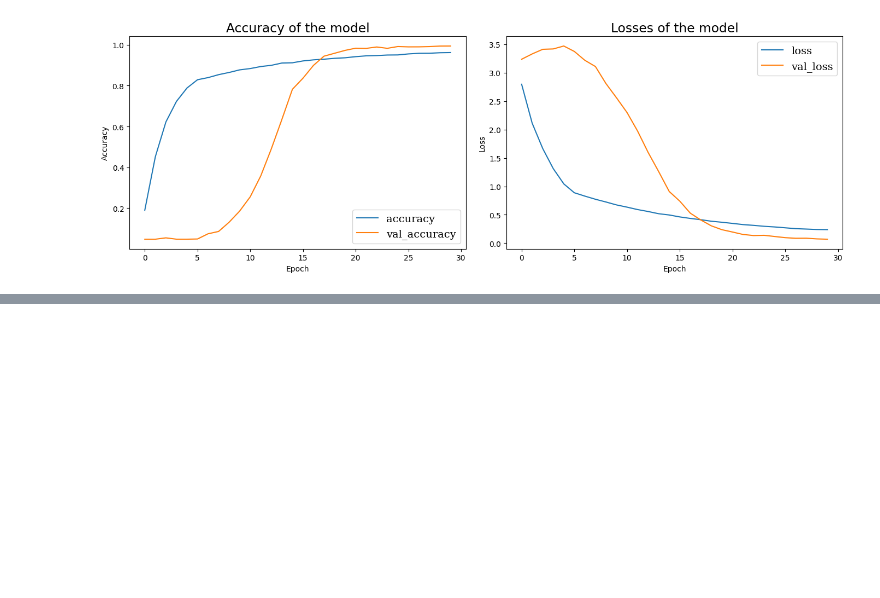
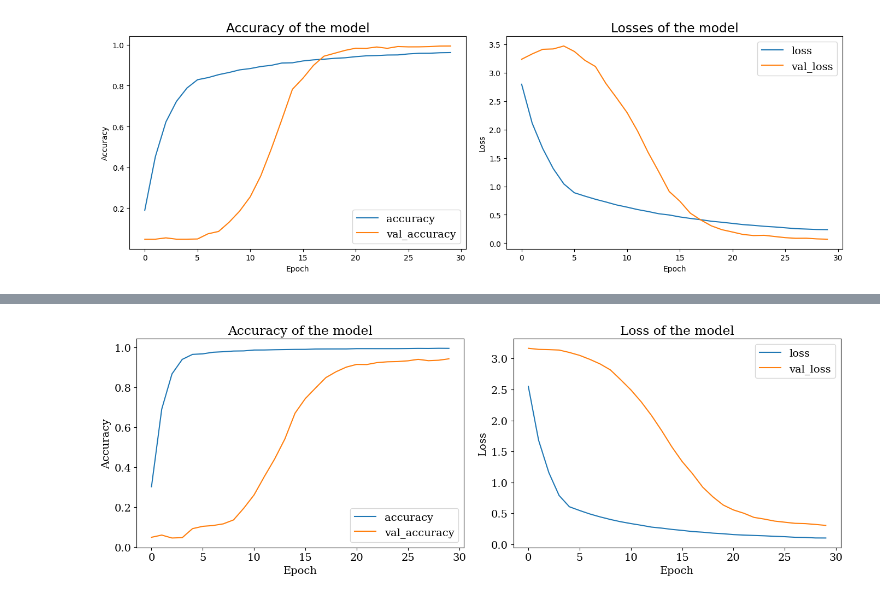
Before and after one commit to TheSpaceMan915/ai-postgraduate, a Jupyter notebook: Sign_Language_Project.ipynb, the cells around one changed output, grey strips where cells are left out. Saved outputs shown, nothing was run; the diff lists cells and outputs as text; code cells hidden in the pictures; blank space fills up the shorter version.

```diff
--- a/Sign_Language_Project.ipynb
+++ b/Sign_Language_Project.ipynb
@@ -787,0 +795,3 @@ Epoch 30/30
+# %%
+model_v7 = create_model(N_EPOCHS)
+model_v7.summary()
@@ -787,0 +816,6 @@ Epoch 30/30
+# %%
+# fitting without the ImageDataGenerator
+model_v7_history = model_v7.fit(reshaped_train_dataset, reshaped_train_labels,
+                              batch_size=BATCH_SIZE, epochs=30,
+                              validation_data=(reshaped_test_dataset, reshaped_test_labels),
+                              verbose=1, callbacks=[learning_rate_reduction])
@@ -889,3 +942,7 @@ plot_model_history(model_v5_history, "model_v5_history")
+# %%
+plot_model_history(model_v7_history, path_dir.joinpath("Pictures", "model_v7_history.png"))
+# %% [output]
+[figure, added]
 # %%
 plot_cross_validation_results(folds, ideal_adaboost_score, list_adaboost_means,
                               list_adaboost_mins, list_adaboost_maxs,
```
Also changed, not shown: parts of 28 cells of this notebook.
